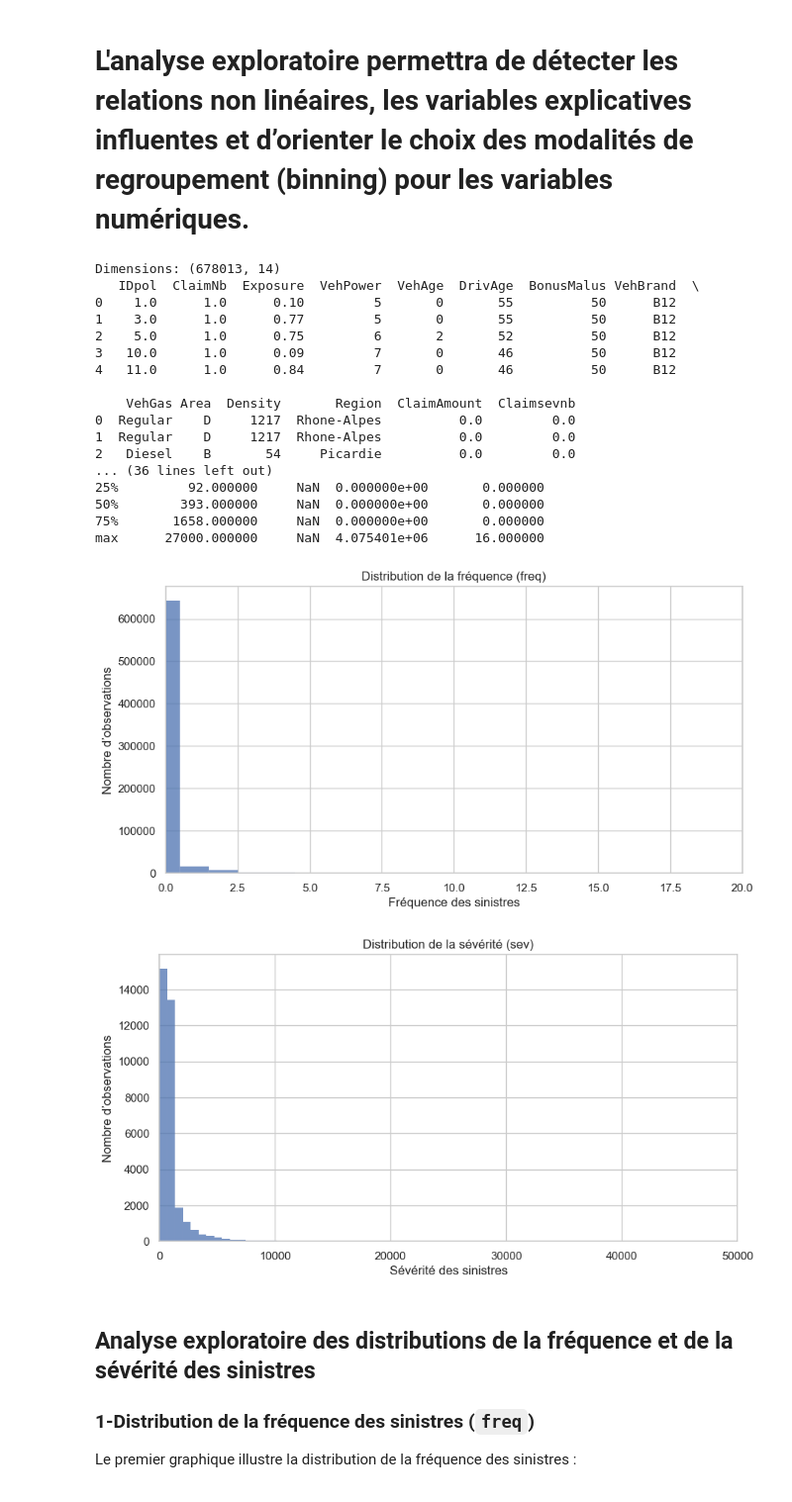
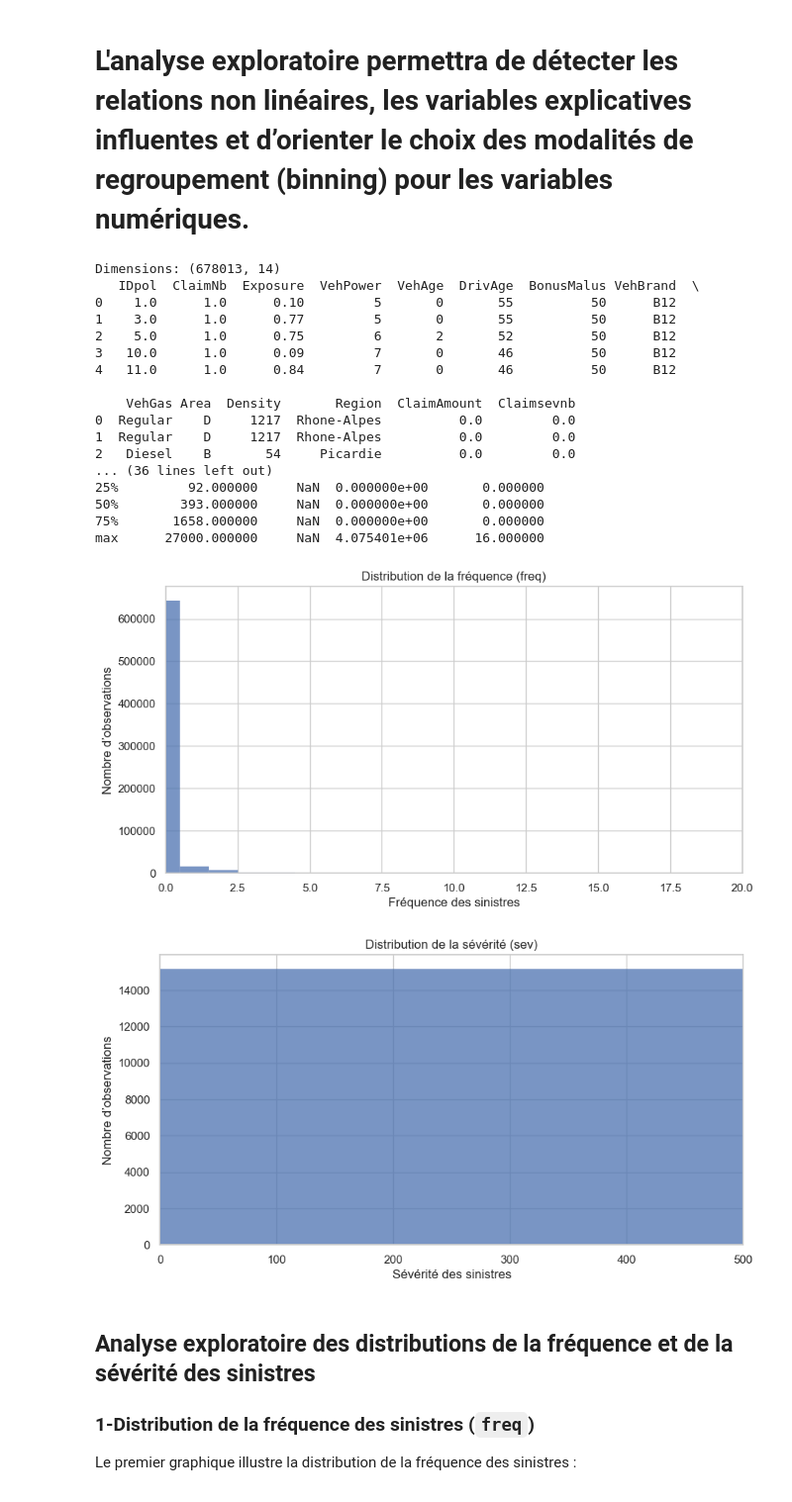
Before and after one commit to Tishat27/Tarification-non-vie, a Jupyter notebook: Notebook/Tarification non-vie.ipynb, the cells around one changed output. Shown: that part at 99% size. Saved outputs shown, nothing was run; the diff lists cells and outputs as text; code cells hidden in the pictures.

```diff
--- a/Notebook/Tarification non-vie.ipynb
+++ b/Notebook/Tarification non-vie.ipynb
@@ -267,35 +267,35 @@ plt.xlabel('Fréquence des sinistres')
 plt.ylabel('Nombre d’observations')
 plt.xlim(0,20)
 plt.show()
 
 # Histogramme pour sev
 plt.figure(figsize=(10, 5))
 sns.histplot(data.loc[data['ClaimNb'] > 0, 'sev'], bins=6000, kde=False)
 plt.title('Distribution de la sévérité (sev)')
 plt.xlabel('Sévérité des sinistres')
 plt.ylabel('Nombre d’observations')
-plt.xlim(0,50000)
+plt.xlim(0,500)
 plt.show()
 # %% [output]
 Dimensions: (678013, 14)
    IDpol  ClaimNb  Exposure  VehPower  VehAge  DrivAge  BonusMalus VehBrand  \
 0    1.0      1.0      0.10         5       0       55          50      B12
 1    3.0      1.0      0.77         5       0       55          50      B12
 2    5.0      1.0      0.75         6       2       52          50      B12
 3   10.0      1.0      0.09         7       0       46          50      B12
 4   11.0      1.0      0.84         7       0       46          50      B12
 
     VehGas Area  Density       Region  ClaimAmount  Claimsevnb
 0  Regular    D     1217  Rhone-Alpes          0.0         0.0
 1  Regular    D     1217  Rhone-Alpes          0.0         0.0
 2   Diesel    B       54     Picardie          0.0         0.0
 ... (36 lines left out)
 25%         92.000000     NaN  0.000000e+00       0.000000
 50%        393.000000     NaN  0.000000e+00       0.000000
 75%       1658.000000     NaN  0.000000e+00       0.000000
 max      27000.000000     NaN  4.075401e+06      16.000000
 [figure]
-[figure, old version]
+[figure, new version]
 # %% [markdown]
 ## Analyse exploratoire des distributions de la fréquence et de la sévérité des sinistres
 
```
Also changed, not shown: parts of 12 cells of this notebook.
